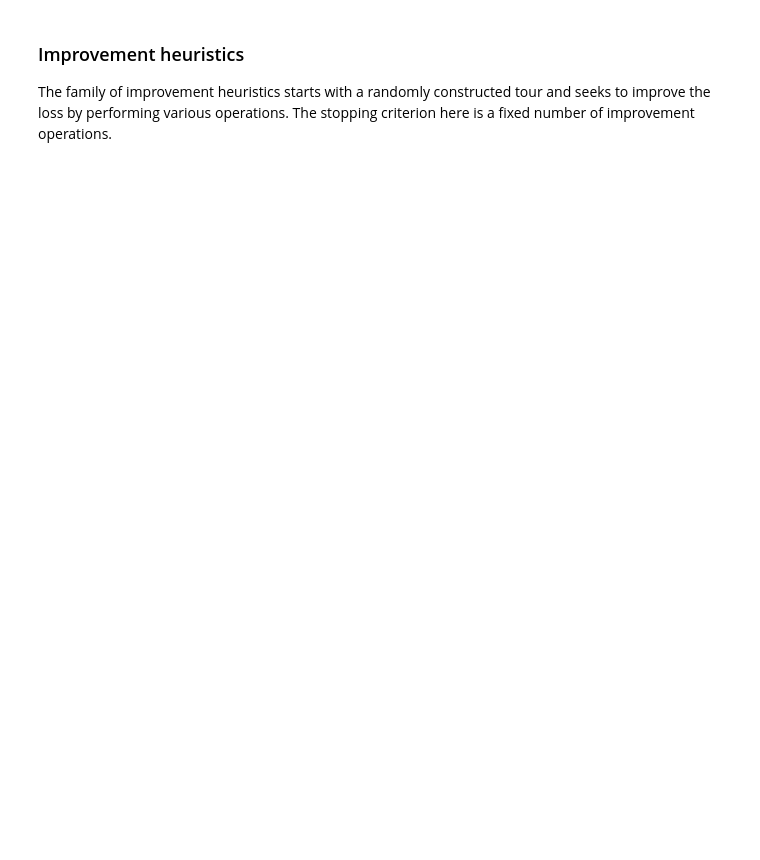
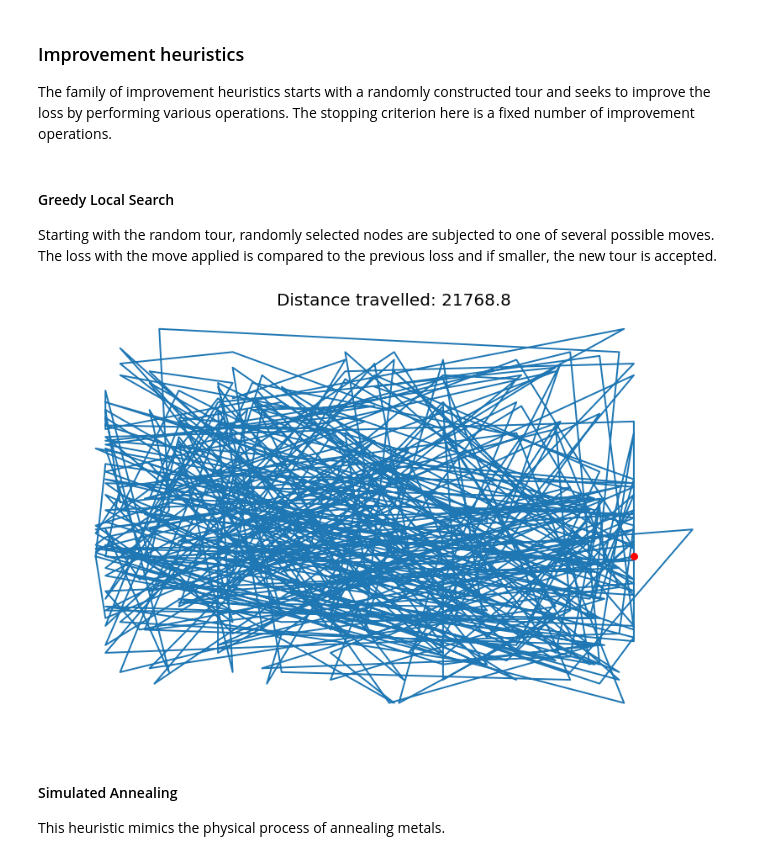
Before and after one commit to datarian/TravelingSalesmanProblem, a Jupyter notebook: Probabilistic Algorithms Project.ipynb, the cells around one changed output. Drawn from its saved outputs; the diff is of its cells as text; code cells hidden in the pictures; blank space fills up the shorter version.

Commit message:
First version of greedy local search implemented (still buggy)

```diff
--- a/Probabilistic Algorithms Project.ipynb
+++ b/Probabilistic Algorithms Project.ipynb
@@ -244,3 +241,9 @@ build_plot(shortestedge)
 ### Improvement heuristics
 
 The family of improvement heuristics starts with a randomly constructed tour and seeks to improve the loss by performing various operations. The stopping criterion here is a fixed number of improvement operations.
+# %% [markdown]
+#### Greedy Local Search
+
+Starting with the random tour, randomly selected nodes are subjected to one of several possible moves. The loss with the move applied is compared to the previous loss and if smaller, the new tour is accepted.
+# %%
+gls = th.GreedyLocalSearch(tsp, th.Swap)
@@ -246,0 +252,8 @@ The family of improvement heuristics starts with a randomly constructed tour and
+# %%
+build_plot(gls)
+# %% [output]
+[figure, added]
+# %% [markdown]
+#### Simulated Annealing
+
+This heuristic mimics the physical process of annealing metals.
```
Also changed, not shown: parts of 8 cells of this notebook, 1 other file.
